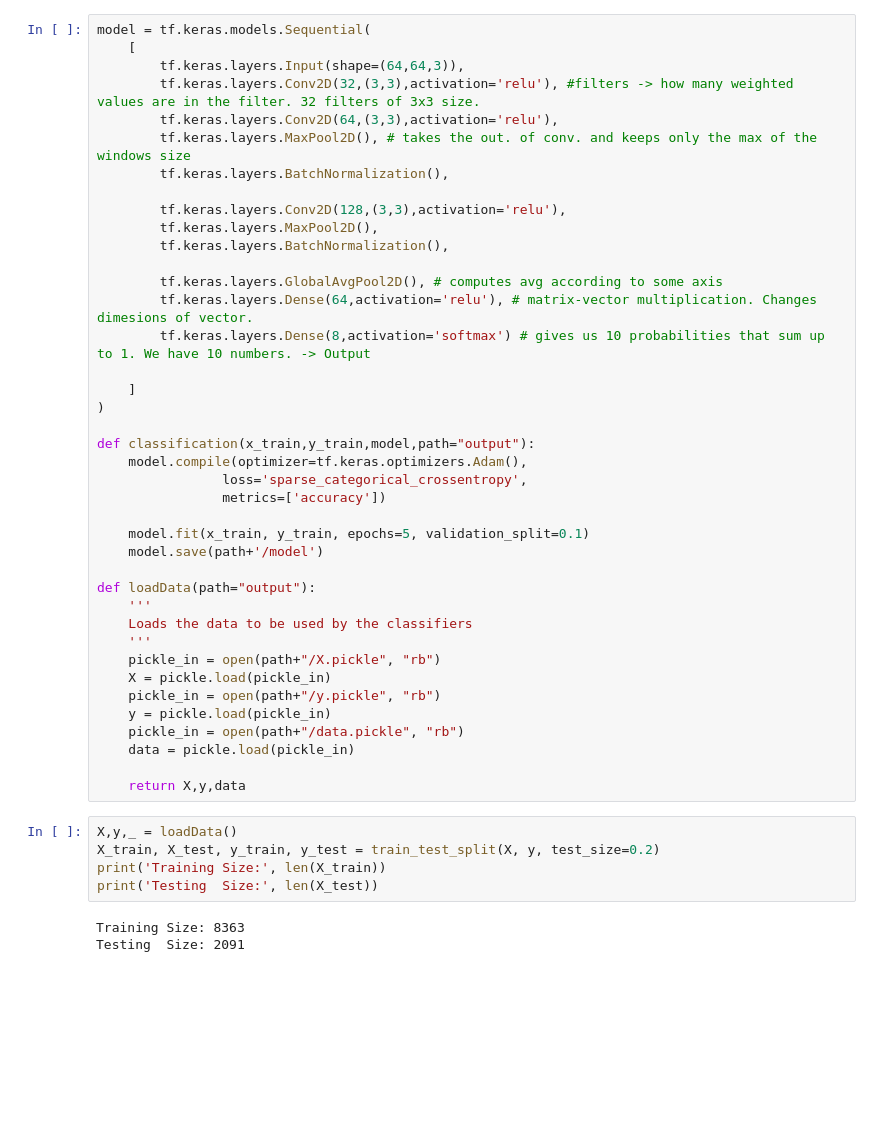
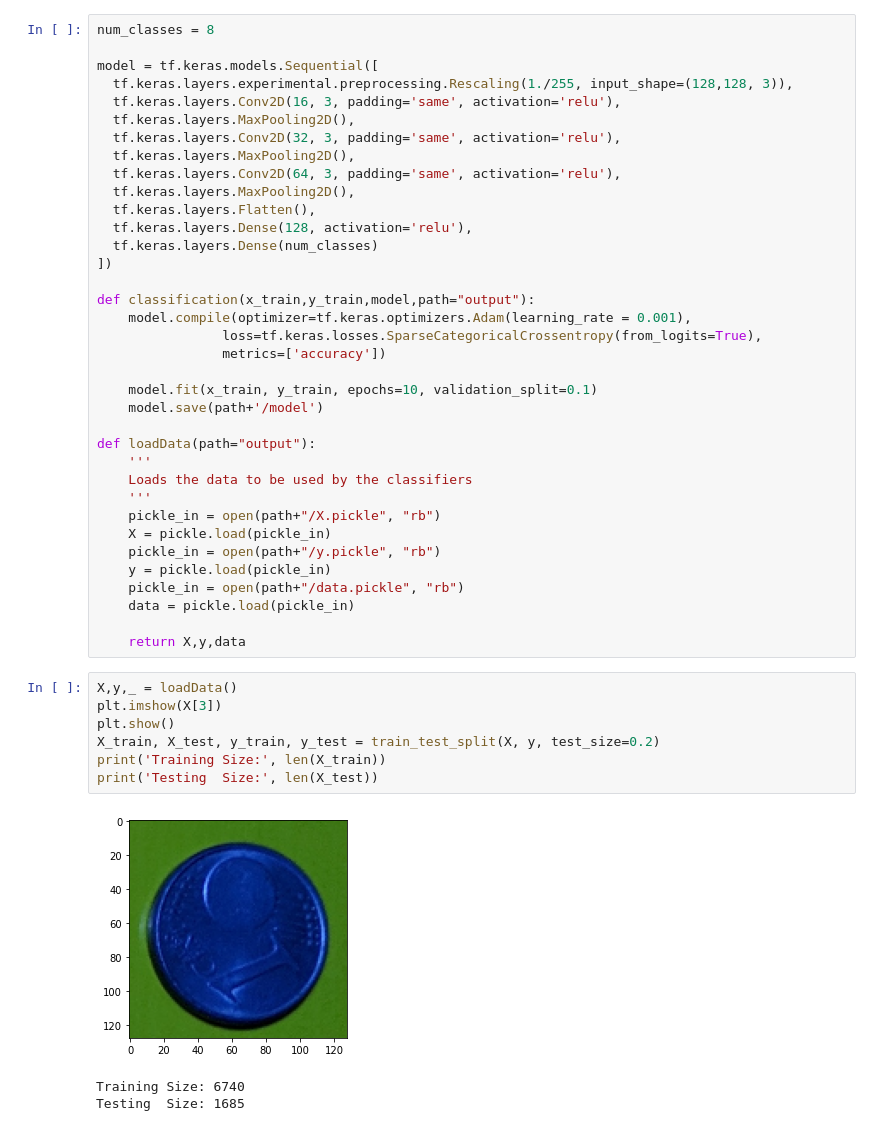
Before and after one commit to Migran99/EURO-Coin-Detector, a Jupyter notebook: trainANN.ipynb, the cells around one changed output. Drawn from its saved outputs; the diff is of its cells as text; blank space fills up the shorter version.

```diff
--- a/trainANN.ipynb
+++ b/trainANN.ipynb
@@ -10,29 +8,25 @@ from sklearn.model_selection import train_test_split
 # %%
-model = tf.keras.models.Sequential(
-    [
-        tf.keras.layers.Input(shape=(64,64,3)),
-        tf.keras.layers.Conv2D(32,(3,3),activation='relu'), #filters -> how many weighted values are in the filter. 32 filters of 3x3 size.
-        tf.keras.layers.Conv2D(64,(3,3),activation='relu'),
-        tf.keras.layers.MaxPool2D(), # takes the out. of conv. and keeps only the max of the windows size
-        tf.keras.layers.BatchNormalization(),
+num_classes = 8
 
-        tf.keras.layers.Conv2D(128,(3,3),activation='relu'),
-        tf.keras.layers.MaxPool2D(),
-        tf.keras.layers.BatchNormalization(),
-
-        tf.keras.layers.GlobalAvgPool2D(), # computes avg according to some axis
-        tf.keras.layers.Dense(64,activation='relu'), # matrix-vector multiplication. Changes dimesions of vector.
-        tf.keras.layers.Dense(8,activation='softmax') # gives us 10 probabilities that sum up to 1. We have 10 numbers. -> Output
-
-    ]
-)
+model = tf.keras.models.Sequential([
+  tf.keras.layers.experimental.preprocessing.Rescaling(1./255, input_shape=(128,128, 3)),
+  tf.keras.layers.Conv2D(16, 3, padding='same', activation='relu'),
+  tf.keras.layers.MaxPooling2D(),
+  tf.keras.layers.Conv2D(32, 3, padding='same', activation='relu'),
+  tf.keras.layers.MaxPooling2D(),
+  tf.keras.layers.Conv2D(64, 3, padding='same', activation='relu'),
+  tf.keras.layers.MaxPooling2D(),
+  tf.keras.layers.Flatten(),
+  tf.keras.layers.Dense(128, activation='relu'),
+  tf.keras.layers.Dense(num_classes)
+])
 
 def classification(x_train,y_train,model,path="output"):
-    model.compile(optimizer=tf.keras.optimizers.Adam(),
-                loss='sparse_categorical_crossentropy',
+    model.compile(optimizer=tf.keras.optimizers.Adam(learning_rate = 0.001),
+                loss=tf.keras.losses.SparseCategoricalCrossentropy(from_logits=True),
                 metrics=['accuracy'])
 
-    model.fit(x_train, y_train, epochs=5, validation_split=0.1)
+    model.fit(x_train, y_train, epochs=10, validation_split=0.1)
     model.save(path+'/model')
 
 def loadData(path="output"):
@@ -49,12 +43,15 @@ def loadData(path="output"):
     return X,y,data
 # %%
 X,y,_ = loadData()
+plt.imshow(X[3])
+plt.show()
 X_train, X_test, y_train, y_test = train_test_split(X, y, test_size=0.2)
 print('Training Size:', len(X_train))
 print('Testing  Size:', len(X_test))
 # %% [output]
+[figure, added]
-Training Size: 8363
-Testing  Size: 2091
+Training Size: 6740
+Testing  Size: 1685
 # %%
 classification(np.asarray(X_train),np.asarray(y_train),model)
 # %% [output]
```
Also changed, not shown: parts of 3 cells of this notebook, 3 other files.
